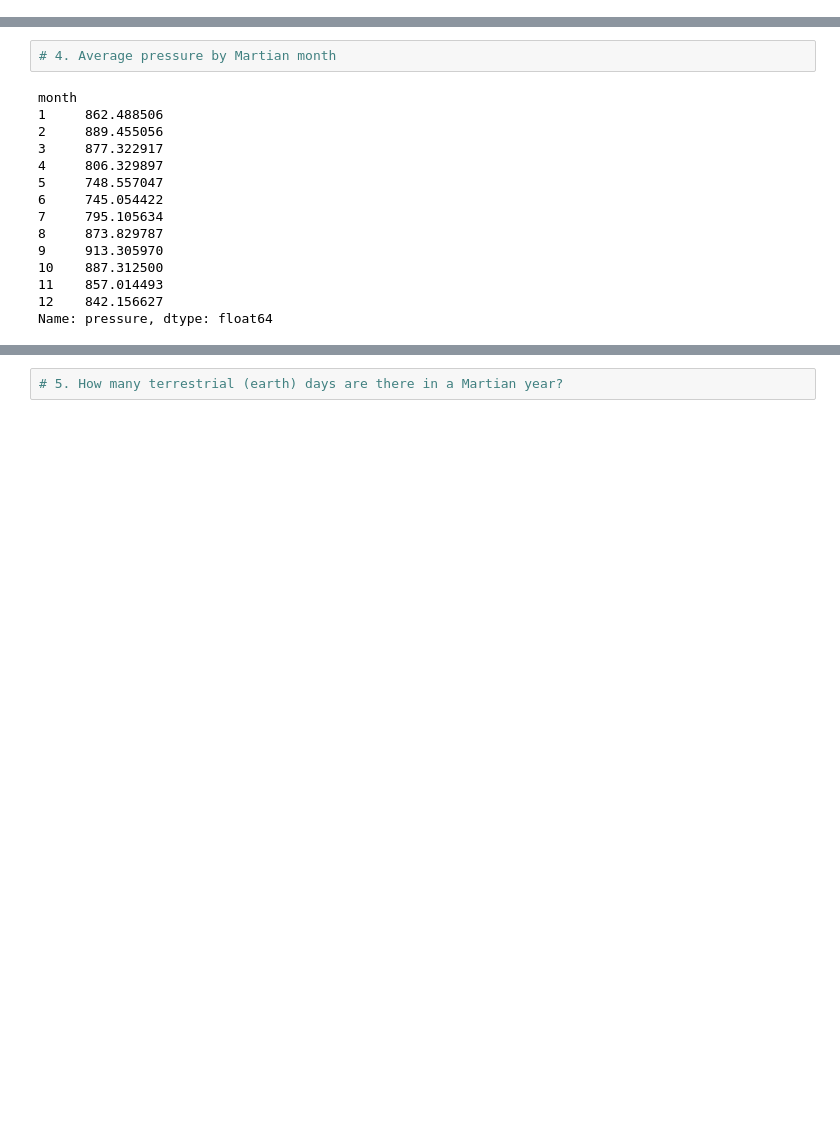
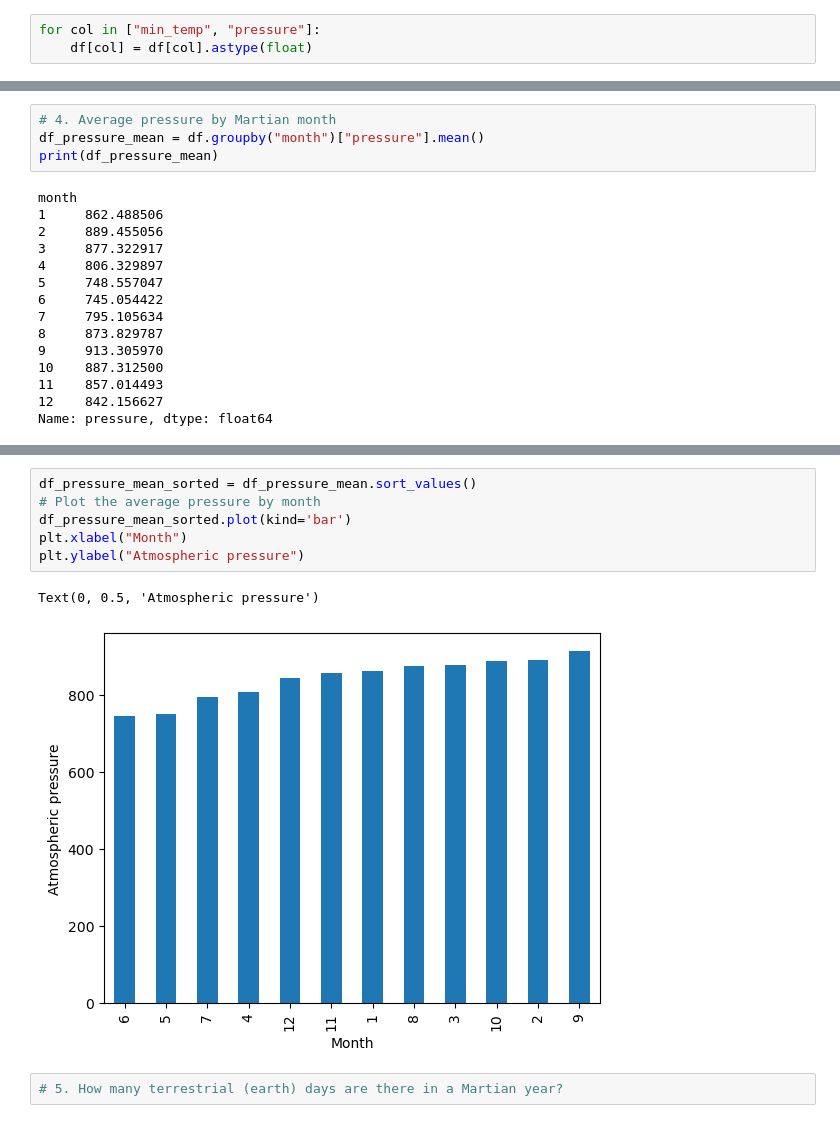
Before and after one commit to AlTesla/Data-Collection-Challenge, a Jupyter notebook: part_2_mars_weather.ipynb, the cells around one changed output, grey strips where cells are left out. Saved outputs shown, nothing was run; the diff lists cells and outputs as text; blank space fills up the shorter version.

```diff
--- a/part_2_mars_weather.ipynb
+++ b/part_2_mars_weather.ipynb
@@ -113,2 +102,5 @@ dtype: object
+# %%
+for col in ["min_temp", "pressure"]:
+    df[col] = df[col].astype(float)
 # %%
 # Confirm type changes were successful by examining data types again
@@ -184,6 +191,8 @@ Name: min_temp, dtype: float64
 [figure]
 # %%
 # 4. Average pressure by Martian month
+df_pressure_mean = df.groupby("month")["pressure"].mean()
+print(df_pressure_mean)
 # %% [output]
 month
 1     862.488506
@@ -206,3 +211,12 @@ Name: pressure, dtype: float64
+# %%
+df_pressure_mean_sorted = df_pressure_mean.sort_values()
+# Plot the average pressure by month
+df_pressure_mean_sorted.plot(kind='bar')
+plt.xlabel("Month")
+plt.ylabel("Atmospheric pressure")
+# %% [output]
+Text(0, 0.5, 'Atmospheric pressure')
+[figure, added]
 # %%
 # 5. How many terrestrial (earth) days are there in a Martian year?
 # %% [output]
```
Also changed, not shown: parts of 8 cells of this notebook, 1 other file.
